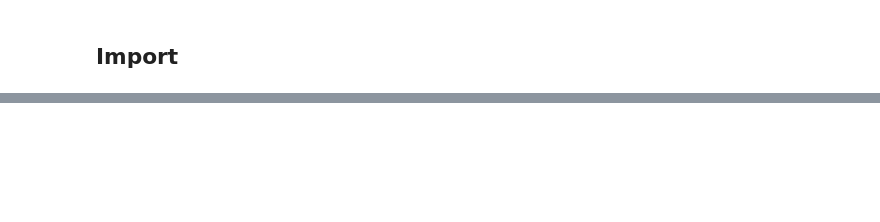
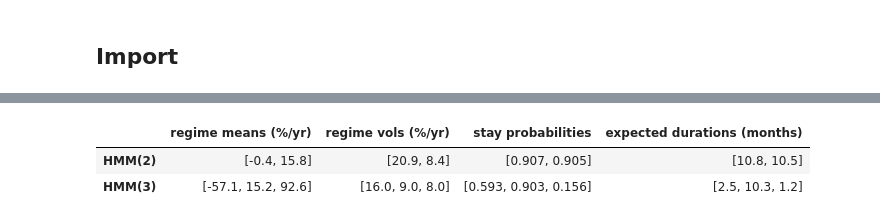
Before and after one commit to mamadouyamar/CVineMarketGen, a Jupyter notebook: examples/04_time_series_of_a_factor.ipynb, the cells around one changed output, grey strips where cells are left out. Drawn from its saved outputs; the diff is of its cells as text; code cells hidden in the pictures; blank space fills up the shorter version.

```diff
--- a/examples/04_time_series_of_a_factor.ipynb
+++ b/examples/04_time_series_of_a_factor.ipynb
@@ -545,0 +198,9 @@ checked against the history's dynamics and dependence.
+# %%
+K = 12; acf = lambda s: [s.autocorr(k) for k in range(1, K + 1)]
+with sns.axes_style("whitegrid"):
+    fig, axes = plt.subplots(1, 2, figsize=(12, 3.4), sharey=True)
+    for ax, s, lab in [(axes[0], y, "returns"), (axes[1], y ** 2, "squared returns")]:
+        ax.bar(range(1, K + 1), acf(s), color="tab:blue")
+        ax.axhline(1.96 / np.sqrt(n), color="grey", ls="--", lw=0.8); ax.axhline(-1.96 / np.sqrt(n), color="grey", ls="--", lw=0.8)
+        ax.set_title(f"autocorrelation of the {lab}", fontsize=10); ax.set_xlabel("lag (months)")
+    plt.tight_layout(); plt.show()
@@ -545,0 +313,9 @@ checked against the history's dynamics and dependence.
+# %%
+hm = {K: GaussianHMM(K).fit(y) for K in (2, 3)}
+pd.DataFrame({f"HMM({K})": {"regime means (%/yr)": np.round(A(h.mu), 1), "regime vols (%/yr)": np.round(V(h.sigma), 1),
+                            "stay probabilities": np.round(np.diag(h.Q), 3), "expected durations (months)": np.round(1 / (1 - np.diag(h.Q)), 1)}
+              for K, h in hm.items()}).T
+# %% [output]
+|  | regime means (%/yr) | regime vols (%/yr) | stay probabilities | expected durations (months) |
+| HMM(2) | [-0.4, 15.8] | [20.9, 8.4] | [0.907, 0.905] | [10.8, 10.5] |
+| HMM(3) | [-57.1, 15.2, 92.6] | [16.0, 9.0, 8.0] | [0.593, 0.903, 0.156] | [2.5, 10.3, 1.2] |
```
Also changed, not shown: parts of 76 cells of this notebook, 2 other files.
